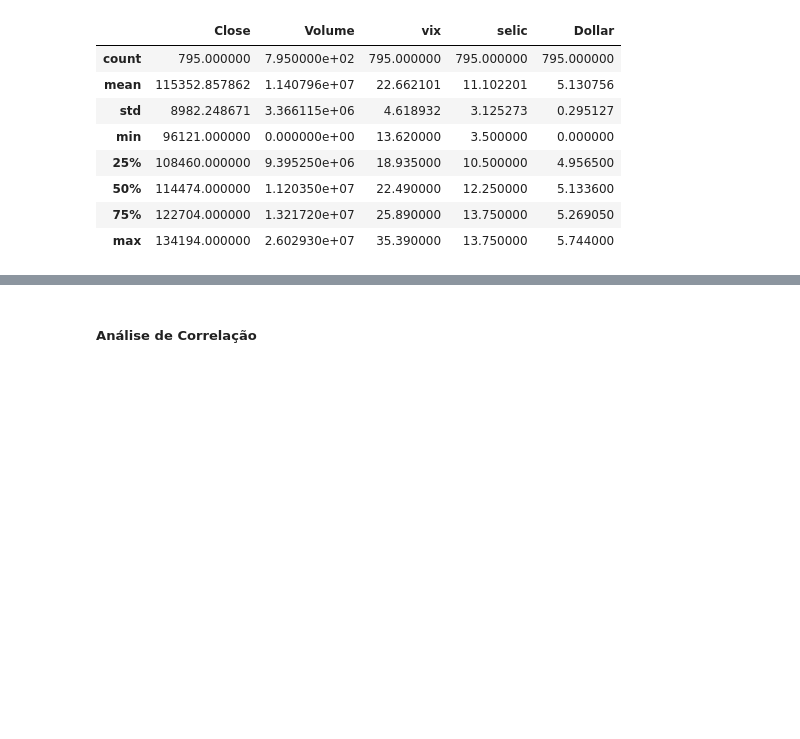
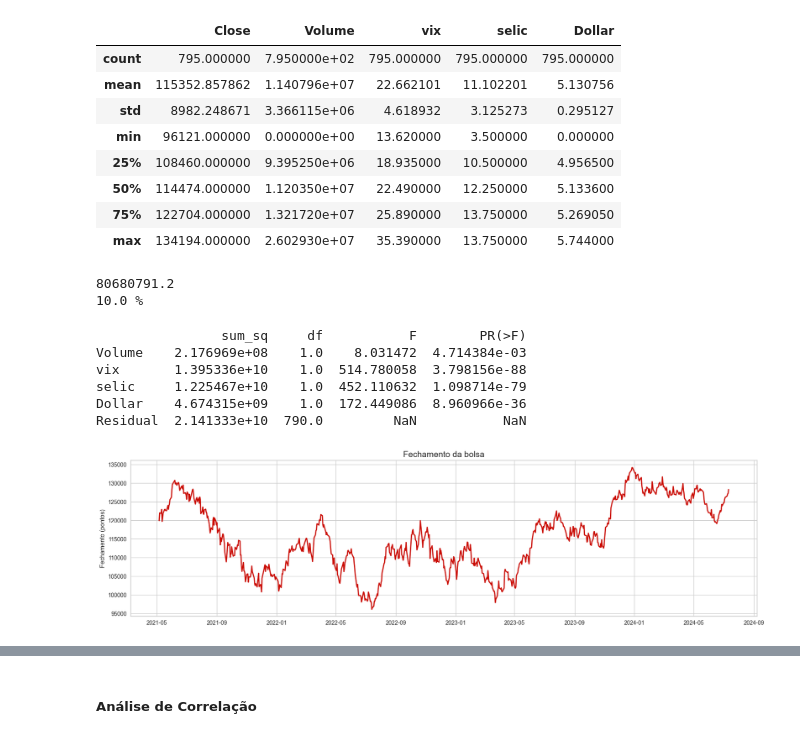
Before and after one commit to jeicianepaula/Tech-Challenge-2, a Jupyter notebook: TECH_CHALLENGE_2.ipynb, the cells around one changed output, grey strips where cells are left out. Saved outputs shown, nothing was run; the diff lists cells and outputs as text; code cells hidden in the pictures; blank space fills up the shorter version.

```diff
--- a/TECH_CHALLENGE_2.ipynb
+++ b/TECH_CHALLENGE_2.ipynb
@@ -207,3 +213,32 @@ df_close.describe()
 | 50% | 114474.000000 | 1.120350e+07 | 22.490000 | 12.250000 | 5.133600 |
 | 75% | 122704.000000 | 1.321720e+07 | 25.890000 | 13.750000 | 5.269050 |
 | max | 134194.000000 | 2.602930e+07 | 35.390000 | 13.750000 | 5.744000 |
+# %%
+#Variância
+print(round(st.variance(df_close['Close']),1))
+#Coeficiente de variação
+print(round((st.sqrt(st.variance(df_close['Close']))/st.mean(df_close['Close'])),1)*100, '%')
+# %% [output]
+80680791.2
+10.0 %
+# %%
+# Modelo de ANOVA
+model = ols('Close ~ Volume + vix + selic + Dollar', data=df_close).fit()
+anova_table = sm.stats.anova_lm(model, typ=2)
+print(anova_table)
+# %% [output]
+                sum_sq     df           F        PR(>F)
+Volume    2.176969e+08    1.0    8.031472  4.714384e-03
+vix       1.395336e+10    1.0  514.780058  3.798156e-88
+selic     1.225467e+10    1.0  452.110632  1.098714e-79
+Dollar    4.674315e+09    1.0  172.449086  8.960966e-36
+Residual  2.141333e+10  790.0         NaN           NaN
+# %%
+#Olhando a série de fechamento da bolsa
+plt.figure(figsize=(20,5))
+plt.plot(df_close['Close'], linewidth=2, color='r')
+plt.title('Fechamento da bolsa',size=15)
+plt.ylabel('Fechamento (pontos)')
+plt.show()
+# %% [output]
+[figure, added]
```
Also changed, not shown: parts of 10 cells of this notebook.
